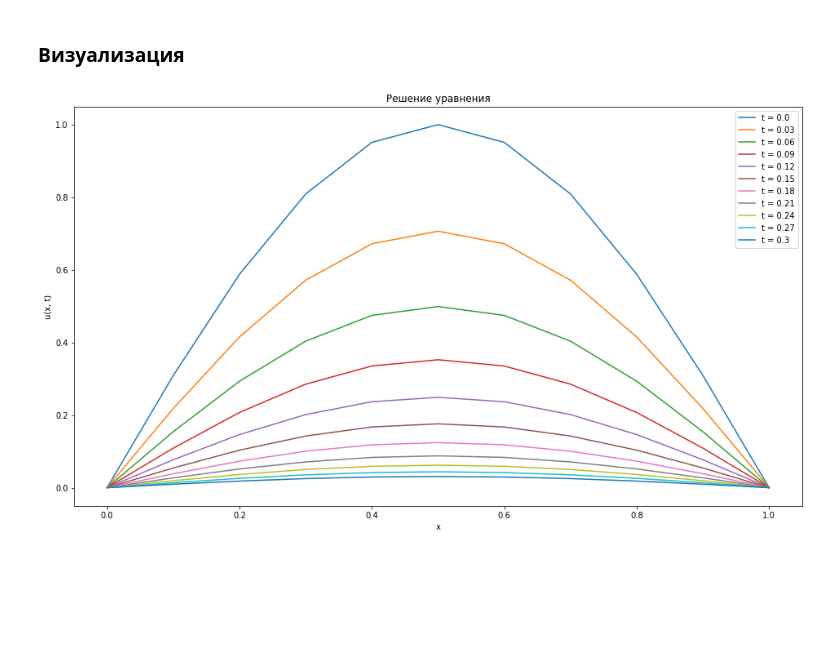
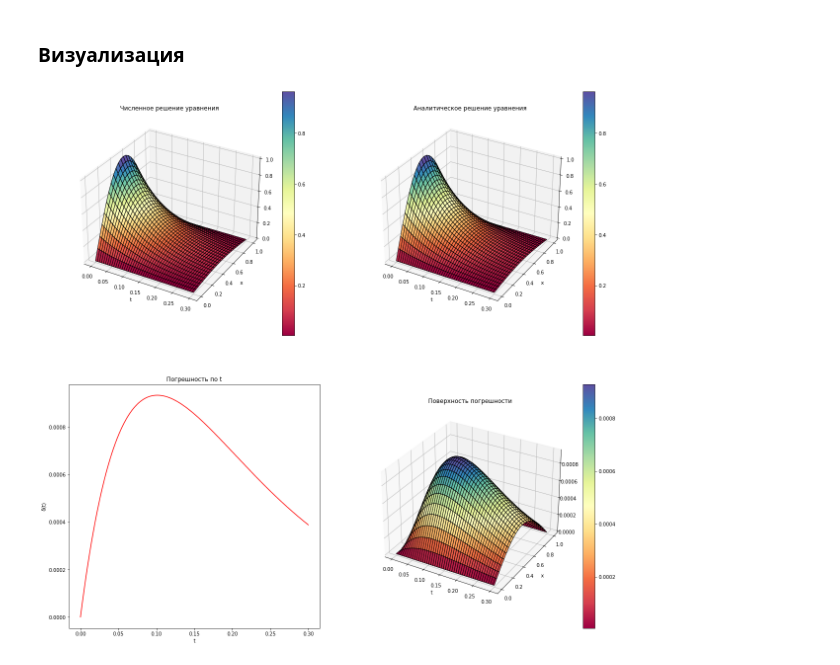
Before and after one commit to EngineerXL/numerical-methods, a Jupyter notebook: lab5/processor.ipynb, the cells around one changed output. Saved outputs shown, nothing was run; the diff lists cells and outputs as text; code cells hidden in the pictures; blank space fills up the shorter version.

```diff
--- a/lab5/processor.ipynb
+++ b/lab5/processor.ipynb
@@ -22,3 +26,5 @@ def write_arr(file, arr):
+# %%
+sigma = 0.5
 # %% [markdown]
 Параметры сетки
 # %%
@@ -69,2 +62,5 @@ def u0t(x, t):
+# %%
+def true_u(x, t):
+    return np.exp(-np.pi ** 2 * t * a) * np.sin(np.pi * x)
 # %% [markdown]
 ### Препроцессинг
@@ -70,0 +69,13 @@ def u0t(x, t):
+# %%
+K = math.ceil((T * a * n * n) / (l * l * sigma))
+
+h = l / (n - 1)
+tau = T / (K - 1)
+
+t = [k * tau for k in range(K - 1)]
+t.append(T)
+t = np.array(t)
+
+x = [i * h for i in range(n - 1)]
+x.append(l)
+x = np.array(x)
@@ -115,17 +130,48 @@ with open("out.txt", "r") as file_out:
         file_line = file_out.readline()
         data_line = [float(elem) for elem in file_line.split()]
         data.append(data_line)
+
+data = np.array(data)
 # %% [markdown]
 ### Визуализация
 # %%
-figure = plt.figure(figsize=(16, 9))
-axes = figure.add_subplot(111)
-for k in range(K):
-    plt.plot(x, data[k], label = "t = " + str(t[k]))
-plt.ylabel("u(x, t)")
-plt.xlabel("x")
-plt.title("Решение уравнения")
-plt.legend()
+figure = plt.figure(figsize=(20, 20))
+x_plt, t_plt = np.meshgrid(x, t)
+true_data = true_u(x_plt, t_plt)
+delta = np.abs(data - true_data)
+
+axes = figure.add_subplot(221, projection = "3d")
+surf = axes.plot_surface(t_plt, x_plt, data,
+                         edgecolors = ["black"], linewidth = 1,
+                         cmap = matplotlib.cm.Spectral, shade = True, antialiased = True)
+figure.colorbar(surf)
+plt.title("Численное решение уравнения")
+plt.xlabel("t")
+plt.ylabel("x")
+
+axes = figure.add_subplot(222, projection = "3d")
+surf = axes.plot_surface(t_plt, x_plt, true_data,
+                         edgecolors = ["black"], linewidth = 1,
+                         cmap = matplotlib.cm.Spectral, shade = True, antialiased = True)
+figure.colorbar(surf)
+plt.title("Аналитическое решение уравнения")
+plt.xlabel("t")
+plt.ylabel("x")
+
+axes = figure.add_subplot(223)
+surf = axes.plot(t, np.max(delta, axis = 1), color = "red")
+plt.title("Погрешность по t")
+plt.xlabel("t")
+plt.ylabel("δ(t)")
+
+axes = figure.add_subplot(224, projection = "3d")
+surf = axes.plot_surface(t_plt, x_plt, delta,
+                         edgecolors = ["black"], linewidth = 1,
+                         cmap = matplotlib.cm.Spectral, shade = True, antialiased = True)
+figure.colorbar(surf)
+plt.title("Поверхность погрешности")
+plt.xlabel("t")
+plt.ylabel("x")
 plt.show()
 # %% [output]
-[figure, old version]
+[figure, new version]
```
Also changed, not shown: parts of 7 cells of this notebook, 2 other files.
